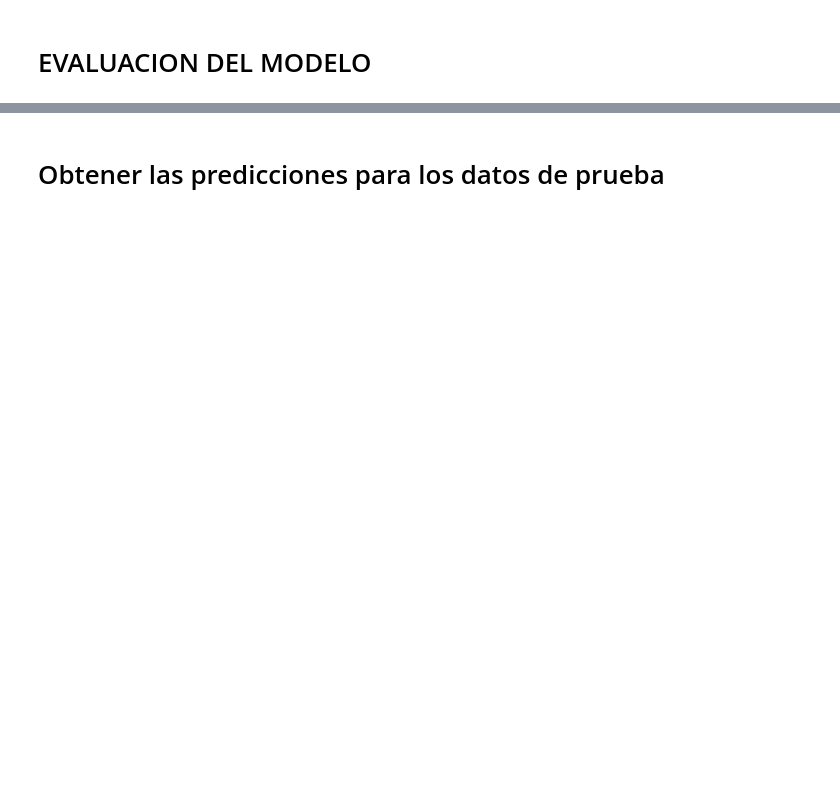
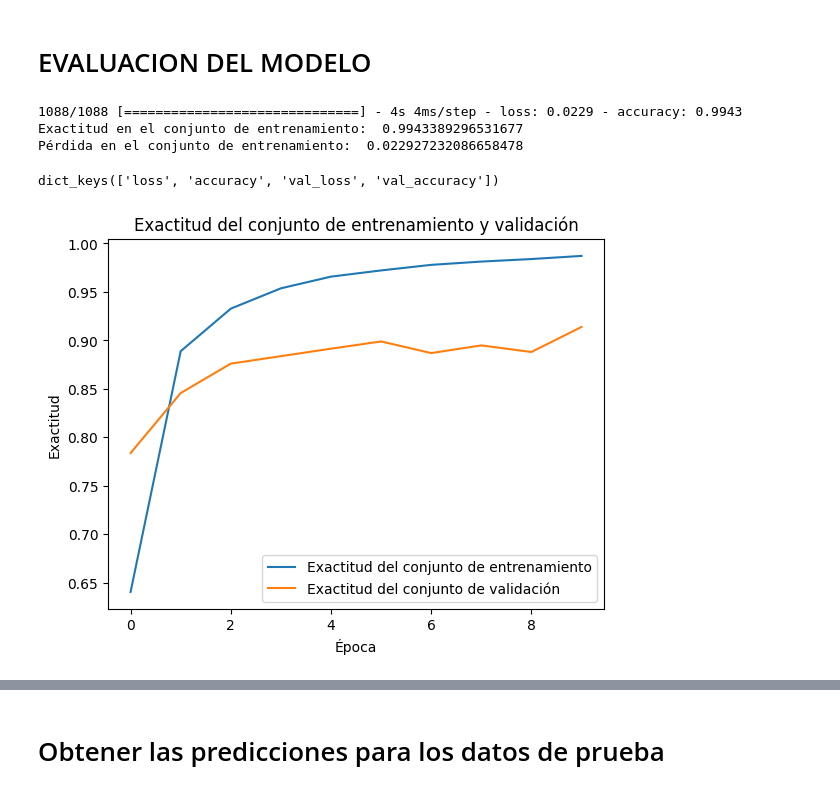
Before and after one commit to raulangelj/DS-Lab10, a Jupyter notebook: Lab 10 - Clasificacion Rotulos Transito con LeNet.ipynb, the cells around one changed output, grey strips where cells are left out. Saved outputs shown, nothing was run; the diff lists cells and outputs as text; code cells hidden in the pictures; blank space fills up the shorter version.

```diff
--- a/Lab 10 - Clasificacion Rotulos Transito con LeNet.ipynb
+++ b/Lab 10 - Clasificacion Rotulos Transito con LeNet.ipynb
@@ -308,5 +308,5 @@ _________________________________________________________________
 model.compile(loss='sparse_categorical_crossentropy', optimizer='adam', metrics=['accuracy'])
 # %%
 # Entrenar el modelo y guardar los datos en un hhistorial
-historial = model.fit(X_entreno_gris, y_entreno, epochs=20, validation_data=(X_valida_gris, y_valida))
+historial = model.fit(X_entreno_gris, y_entreno, epochs=10, validation_data=(X_valida_gris, y_valida))
 # %% [output]
@@ -331,5 +334,14 @@ Epoch 20/20
 # EVALUACION DEL MODELO
 # %%
 # Evaluar el modelo e indicar la exactitud con los datos de prueba
+loss, accuracy = model.evaluate(X_entreno_gris, y_entreno)
+print("Exactitud en el conjunto de entrenamiento: ", accuracy)
+print("Pérdida en el conjunto de entrenamiento: ", loss)
+# %% [output]
+1088/1088 [==============================] - 4s 4ms/step - loss: 0.0229 - accuracy: 0.9943
+Exactitud en el conjunto de entrenamiento:  0.9943389296531677
+Pérdida en el conjunto de entrenamiento:  0.022927232086658478
 # %%
 historial.history.keys()
+# %% [output]
+dict_keys(['loss', 'accuracy', 'val_loss', 'val_accuracy'])
@@ -339,0 +348,11 @@ historial.history.keys()
+# %%
+# Generar gráfica de Exactitud y de Entrenamiento y Validación
+plt.plot(historial.history['accuracy'], label='Exactitud del conjunto de entrenamiento')
+plt.plot(historial.history['val_accuracy'], label='Exactitud del conjunto de validación')
+plt.title('Exactitud del conjunto de entrenamiento y validación')
+plt.ylabel('Exactitud')
+plt.xlabel('Época')
+plt.legend(loc='lower right')
+plt.show()
+# %% [output]
+[figure, added]
```
Also changed, not shown: parts of 16 cells of this notebook.
